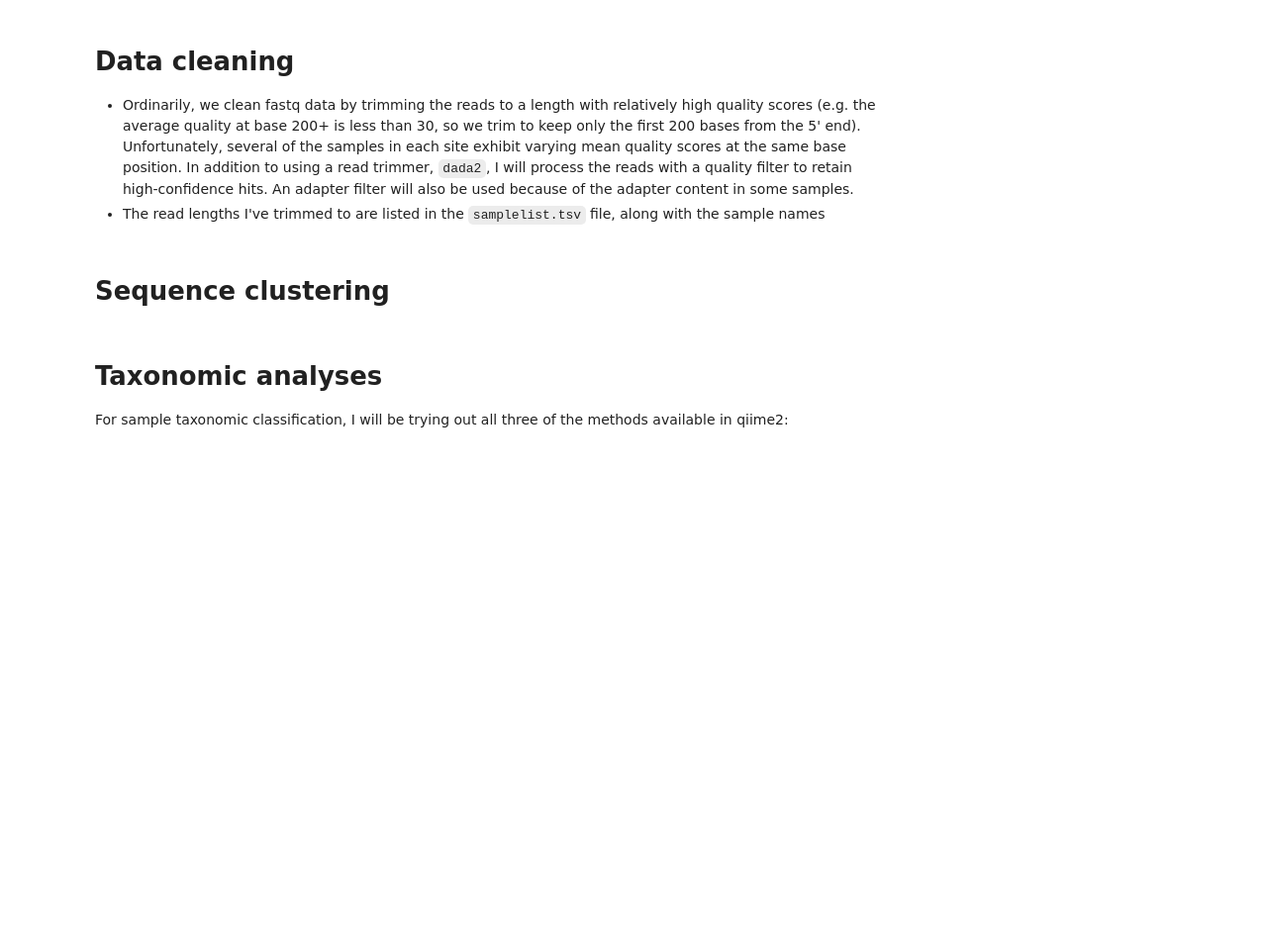
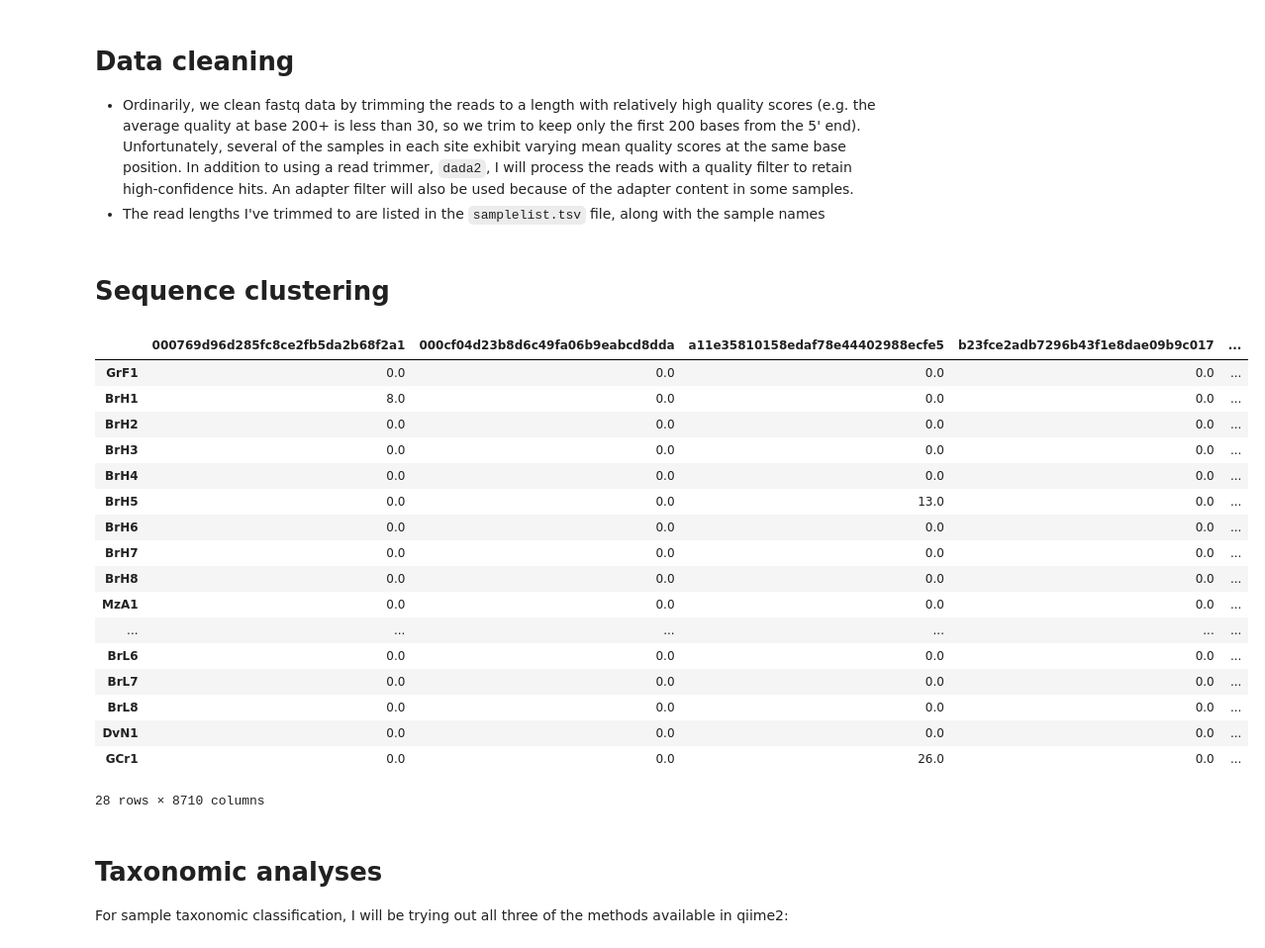
Before and after one commit to SJ-31/Cryosphere-ICCS261, a Jupyter notebook: main.ipynb, the cells around one changed output. Shown at 99% size. Saved outputs shown, nothing was run; the diff lists cells and outputs as text; code cells hidden in the pictures; blank space fills up the shorter version.

```diff
--- a/main.ipynb
+++ b/main.ipynb
@@ -139,8 +127,31 @@ barHFreqs = Artifact.load('results/2-OTUs/Barrow_Alaska_high-otuFreqs.qza')
 barLSeqs = Artifact.load('results/2-OTUs/Barrow_Alaska_low-otuSeqs.qza')
 barLFreqs = Artifact.load('results/2-OTUs/Barrow_Alaska_low-otuFreqs.qza')
 # %%
-mergedFreqs = Artifact.load('results/2-OTUs/Merged-otuFreqs.qza')
-mergedSeqs = Artifact.load('results/2-OTUs/Merged-otuSeqs.qza')
+# mergedFreqs = Artifact.load('results/2-OTUs/Merged-otuFreqs.qza')
+# mergedSeqs = Artifact.load('results/2-OTUs/Merged-otuSeqs.qza')
+mergedFreqs = Artifact.load('/home/sc31/BIO/qiimetests/results/2-OTUs/Merged-otuFreqs.qza')
+mergedSeqs = Artifact.load('/home/sc31/BIO/qiimetests/results/2-OTUs/Merged-otuSeqs.qza')
+mFdf = mergedFreqs.view(pd.DataFrame)
+mFdf
+# %% [output]
+|  | 000769d96d285fc8ce2fb5da2b68f2a1 | 000cf04d23b8d6c49fa06b9eabcd8dda | a11e35810158edaf78e44402988ecfe5 | b23fce2adb7296b43f1e8dae09b9c017 | ... |
+| GrF1 | 0.0 | 0.0 | 0.0 | 0.0 | ... |
+| BrH1 | 8.0 | 0.0 | 0.0 | 0.0 | ... |
+| BrH2 | 0.0 | 0.0 | 0.0 | 0.0 | ... |
+| BrH3 | 0.0 | 0.0 | 0.0 | 0.0 | ... |
+| BrH4 | 0.0 | 0.0 | 0.0 | 0.0 | ... |
+| BrH5 | 0.0 | 0.0 | 13.0 | 0.0 | ... |
+| BrH6 | 0.0 | 0.0 | 0.0 | 0.0 | ... |
+| BrH7 | 0.0 | 0.0 | 0.0 | 0.0 | ... |
+| BrH8 | 0.0 | 0.0 | 0.0 | 0.0 | ... |
+| MzA1 | 0.0 | 0.0 | 0.0 | 0.0 | ... |
+| ... | ... | ... | ... | ... | ... |
+| BrL6 | 0.0 | 0.0 | 0.0 | 0.0 | ... |
+| BrL7 | 0.0 | 0.0 | 0.0 | 0.0 | ... |
+| BrL8 | 0.0 | 0.0 | 0.0 | 0.0 | ... |
+| DvN1 | 0.0 | 0.0 | 0.0 | 0.0 | ... |
+| GCr1 | 0.0 | 0.0 | 26.0 | 0.0 | ... |
+28 rows × 8710 columns
 # %% [markdown]
 # Taxonomic analyses
 For sample taxonomic classification, I will be trying out all three of the methods available in qiime2:
```
Also changed, not shown: parts of 12 cells of this notebook, 8 other files.
